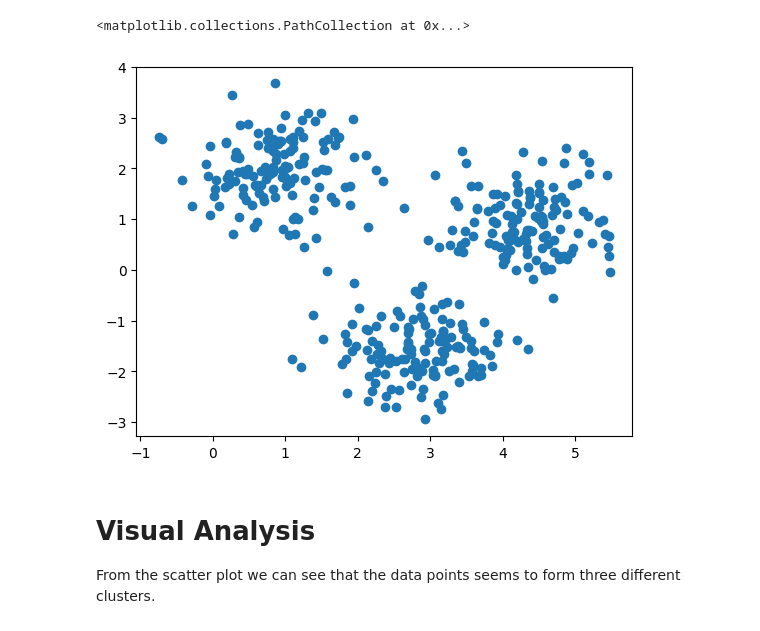
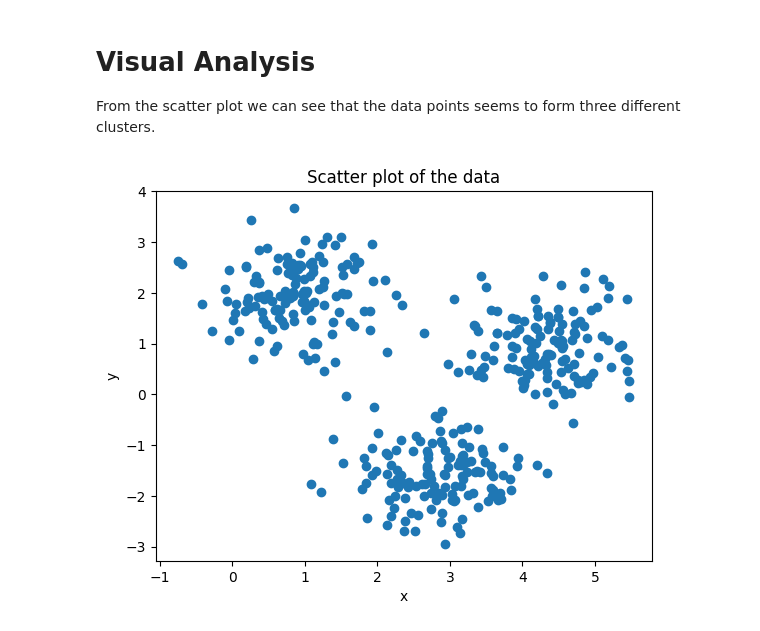
Before and after one commit to Archaic-Mage/Pattern-Recognition-ML, a Jupyter notebook: a02/Q3.ipynb, the cells around one changed output. Drawn from its saved outputs; the diff is of its cells as text; code cells hidden in the pictures.

```diff
--- a/a02/Q3.ipynb
+++ b/a02/Q3.ipynb
@@ -111,15 +241,18 @@ class GaussianMixtureModel:
 df = pd.read_csv('Dataset for PRML PA2/Dataset4/A2Q3.csv')
 # get the data into numpy array
 np_array = df.values
-# %%
-#plot the data
-plt.scatter(np_array[:,0],np_array[:,1])
-# %% [output]
-<matplotlib.collections.PathCollection at 0x...>
-[figure, removed]
 # %% [markdown]
 # Visual Analysis
 
 From the scatter plot we can see that the data points seems to form three different clusters.
+# %%
+#plot the data
+plt.scatter(np_array[:,0],np_array[:,1])
+plt.xlabel('x')
+plt.ylabel('y')
+plt.title('Scatter plot of the data')
+plt.show()
+# %% [output]
+[figure, added]
 # %%
 # Create and fit GMM
```
Also changed, not shown: parts of 16 cells of this notebook, 15 other files.
